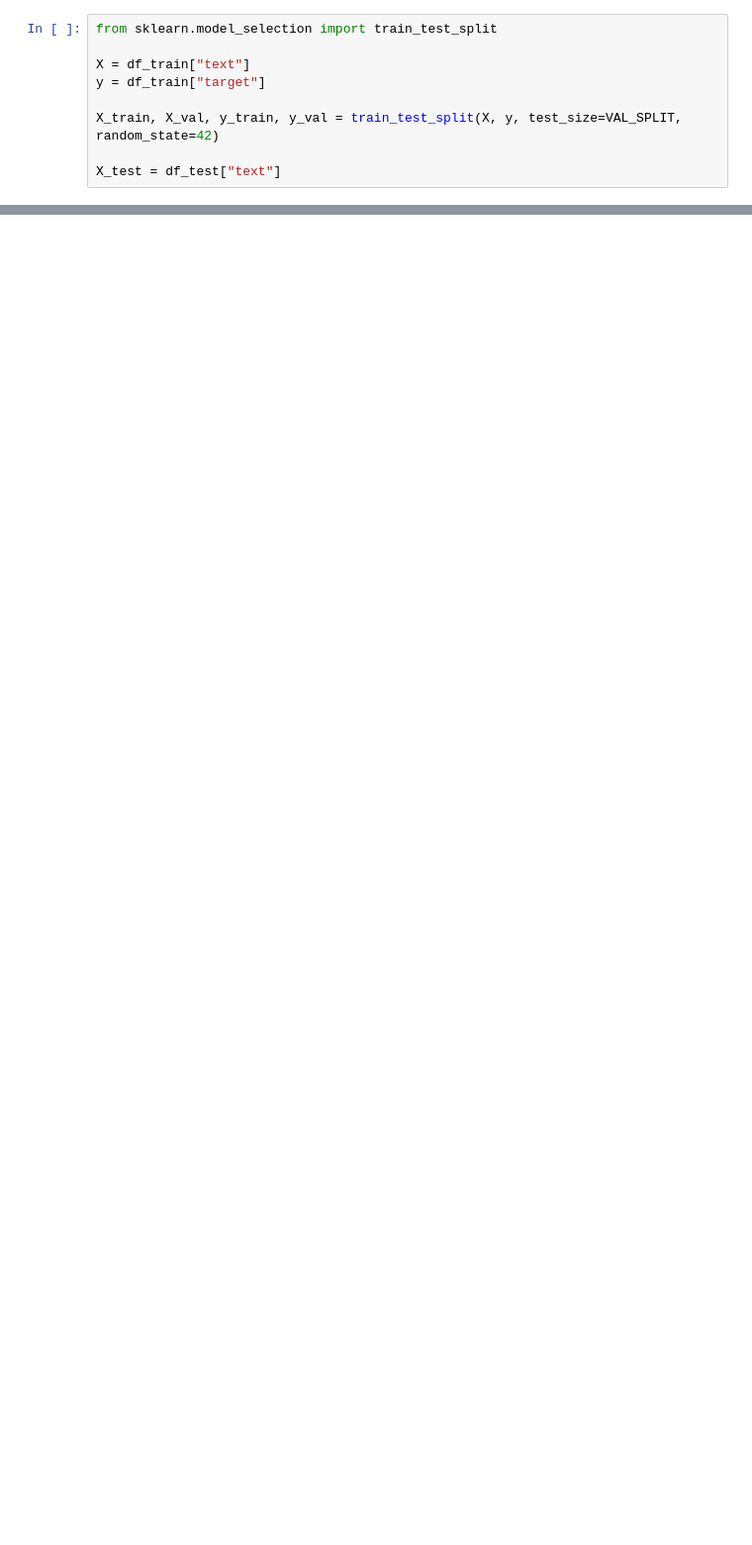
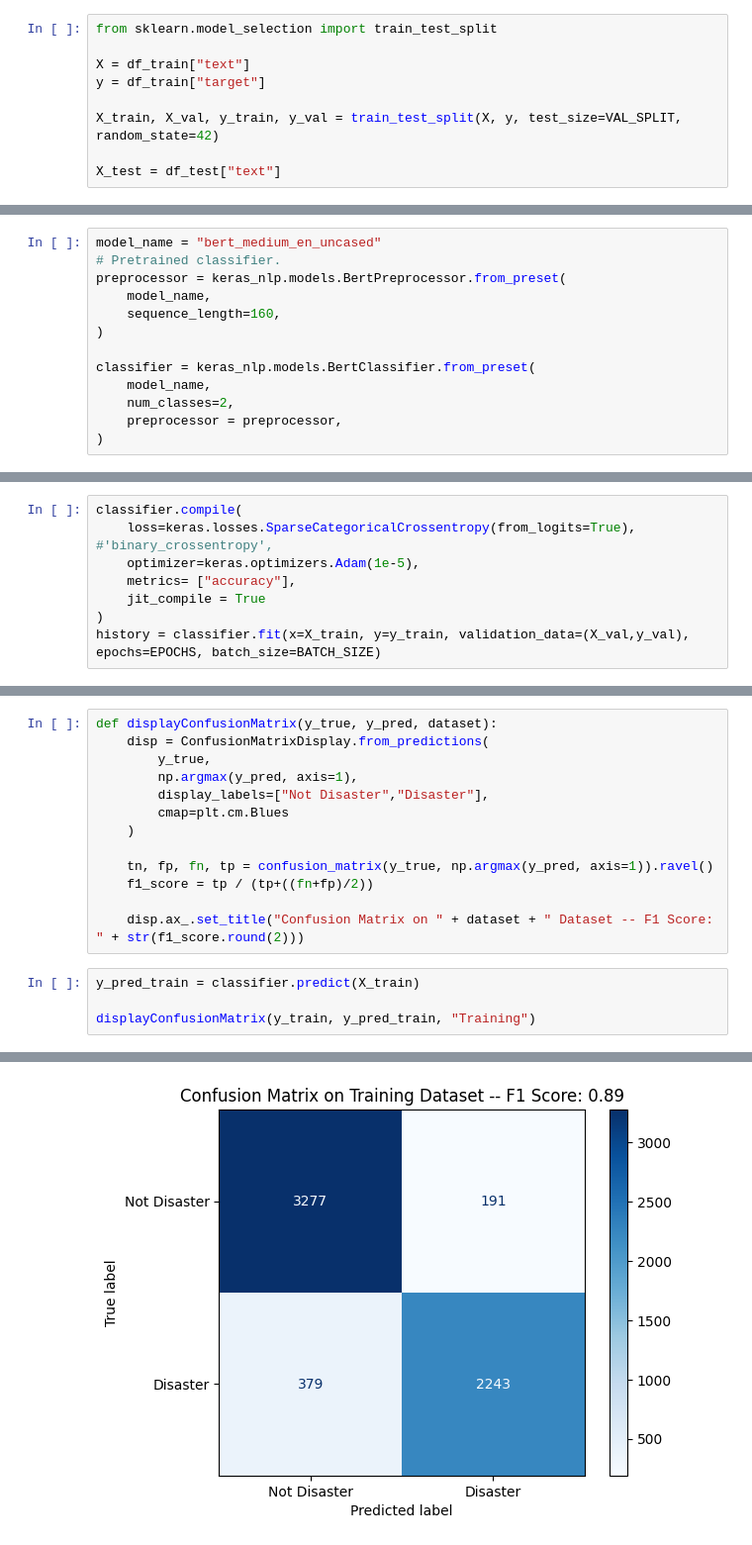
Before and after one commit to jhcheng/kerasnlp-disaster-tweets, a Jupyter notebook: kerasnlp-disaster-tweets.ipynb, the cells around one changed output, grey strips where cells are left out. Shown: that part at 99% size. Saved outputs shown, nothing was run; the diff lists cells and outputs as text; blank space fills up the shorter version.

Commit message:
Kaggle Notebook | kerasnlp-disaster-tweets-horace | Version 4

```diff
--- a/kerasnlp-disaster-tweets.ipynb
+++ b/kerasnlp-disaster-tweets.ipynb
@@ -304,0 +129,13 @@ print(y_predict)
+# %%
+model_name = "bert_medium_en_uncased"
+# Pretrained classifier.
+preprocessor = keras_nlp.models.BertPreprocessor.from_preset(
+    model_name,
+    sequence_length=160,
+)
+
+classifier = keras_nlp.models.BertClassifier.from_preset(
+    model_name,
+    num_classes=2,
+    preprocessor = preprocessor,
+)
@@ -304,0 +181,8 @@ print(y_predict)
+# %%
+classifier.compile(
+    loss=keras.losses.SparseCategoricalCrossentropy(from_logits=True), #'binary_crossentropy',
+    optimizer=keras.optimizers.Adam(1e-5),
+    metrics= ["accuracy"],
+    jit_compile = True
+)
+history = classifier.fit(x=X_train, y=y_train, validation_data=(X_val,y_val), epochs=EPOCHS, batch_size=BATCH_SIZE)
@@ -304,0 +202,18 @@ print(y_predict)
+# %%
+def displayConfusionMatrix(y_true, y_pred, dataset):
+    disp = ConfusionMatrixDisplay.from_predictions(
+        y_true,
+        np.argmax(y_pred, axis=1),
+        display_labels=["Not Disaster","Disaster"],
+        cmap=plt.cm.Blues
+    )
+
+    tn, fp, fn, tp = confusion_matrix(y_true, np.argmax(y_pred, axis=1)).ravel()
+    f1_score = tp / (tp+((fn+fp)/2))
+
+    disp.ax_.set_title("Confusion Matrix on " + dataset + " Dataset -- F1 Score: " + str(f1_score.round(2)))
+# %%
+y_pred_train = classifier.predict(X_train)
+
+displayConfusionMatrix(y_train, y_pred_train, "Training")
+# %% [output]
@@ -304,0 +224 @@ print(y_predict)
+[figure, added]
```
Also changed, not shown: parts of 32 cells of this notebook.
